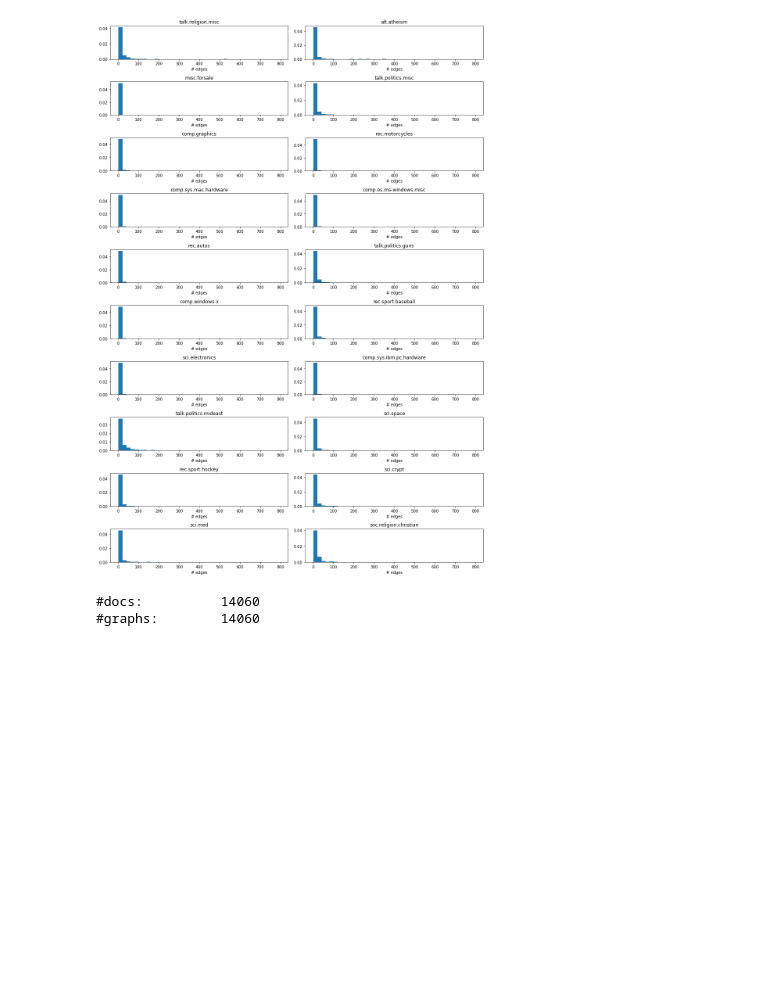
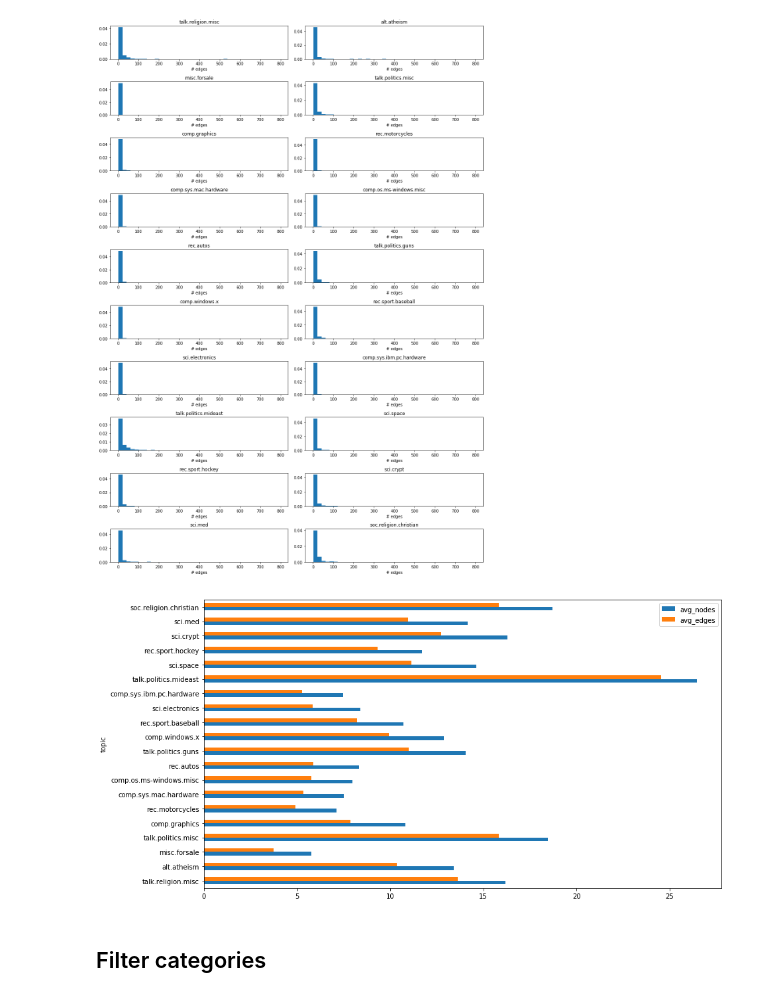
Before and after one commit to davidgengenbach/bachelor-thesis, a Jupyter notebook: code/weisfeiler-lehman.ipynb, the cells around one changed output. Cells and saved outputs as stored; diff of their text form; code cells hidden in the pictures; blank space fills up the shorter version.

```diff
--- a/code/weisfeiler-lehman.ipynb
+++ b/code/weisfeiler-lehman.ipynb
@@ -119,4 +120,13 @@ plt.show()
 [figure]
 [figure]
 [figure]
+# %%
+df_graphs_per_topic['avg_nodes'] = df_graphs_per_topic.num_nodes.apply(lambda x: np.mean(x))
+df_graphs_per_topic['avg_edges'] = df_graphs_per_topic.num_edges.apply(lambda x: np.mean(x))
+df_graphs_per_topic.plot(kind = 'barh', y = ['avg_nodes', 'avg_edges'], figsize = (14, 8))
+plt.show()
+# %% [output]
+[figure, added]
+# %% [markdown]
+## Filter categories
 # %%
@@ -133,6 +148,4 @@ all_docs = flatten(docs.values())
 # %%
 print('#docs:\t\t{}\n#graphs:\t{}'.format(len(all_docs), len(all_graphs)))
+print('Unique tokens found: {}'.format(len(all_nodes)))
 assert len(all_docs) == len(all_graphs)
-# %% [output]
-#docs:          14060
-#graphs:        14060
```
Also changed, not shown: parts of 36 cells of this notebook, 3 other files.
